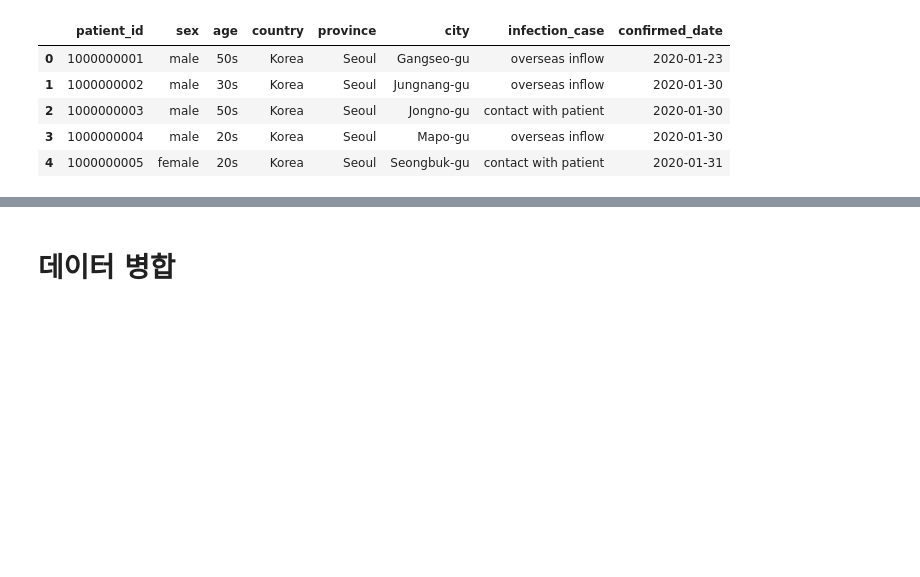
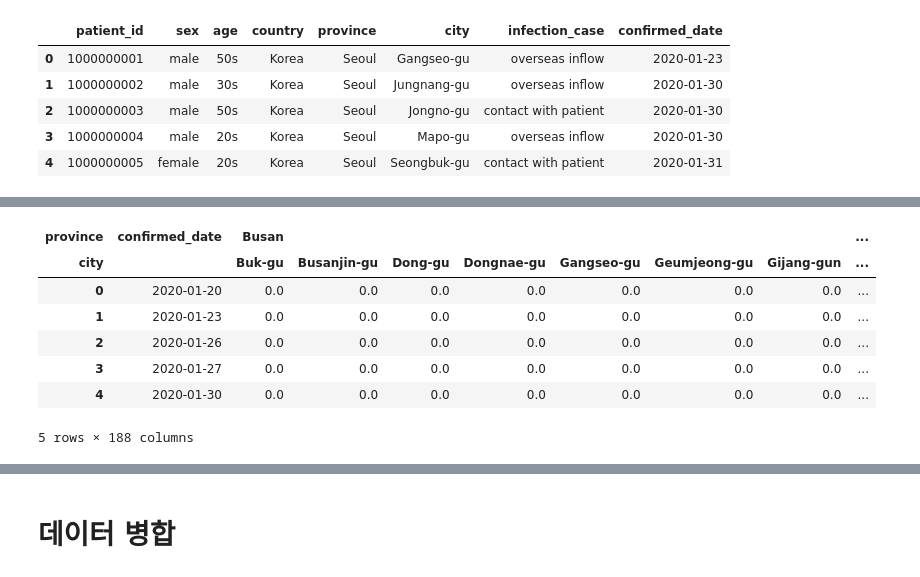
Before and after one commit to Hinterhalter/Jeju-Card-Use-Predict, a Jupyter notebook: COVID19_DATA.ipynb, the cells around one changed output, grey strips where cells are left out. Drawn from its saved outputs; the diff is of its cells as text; code cells hidden in the pictures; blank space fills up the shorter version.

```diff
--- a/COVID19_DATA.ipynb
+++ b/COVID19_DATA.ipynb
@@ -50,3 +36,14 @@ Name: confirmed_date, Length: 147, dtype: object
+# %%
+df.head()
+# %% [output]
+| province | confirmed_date | Busan |  |  |  |  |  |  | ... |
+| city |  | Buk-gu | Busanjin-gu | Dong-gu | Dongnae-gu | Gangseo-gu | Geumjeong-gu | Gijang-gun | ... |
+| 0 | 2020-01-20 | 0.0 | 0.0 | 0.0 | 0.0 | 0.0 | 0.0 | 0.0 | ... |
+| 1 | 2020-01-23 | 0.0 | 0.0 | 0.0 | 0.0 | 0.0 | 0.0 | 0.0 | ... |
+| 2 | 2020-01-26 | 0.0 | 0.0 | 0.0 | 0.0 | 0.0 | 0.0 | 0.0 | ... |
+| 3 | 2020-01-27 | 0.0 | 0.0 | 0.0 | 0.0 | 0.0 | 0.0 | 0.0 | ... |
+| 4 | 2020-01-30 | 0.0 | 0.0 | 0.0 | 0.0 | 0.0 | 0.0 | 0.0 | ... |
+5 rows × 188 columns
 # %%
 df['month'] = df.confirmed_date.str[0:4] + df.confirmed_date.str[5:-3]
 # %%
```
Also changed, not shown: parts of 9 cells of this notebook, 1 other file.
